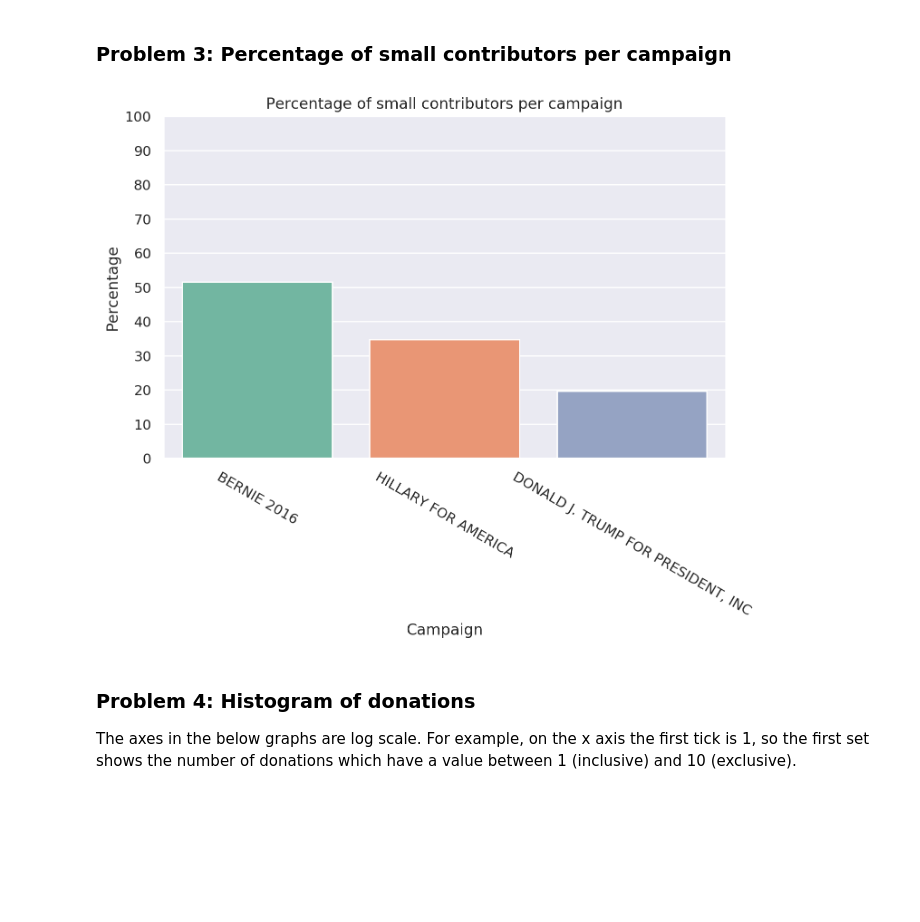
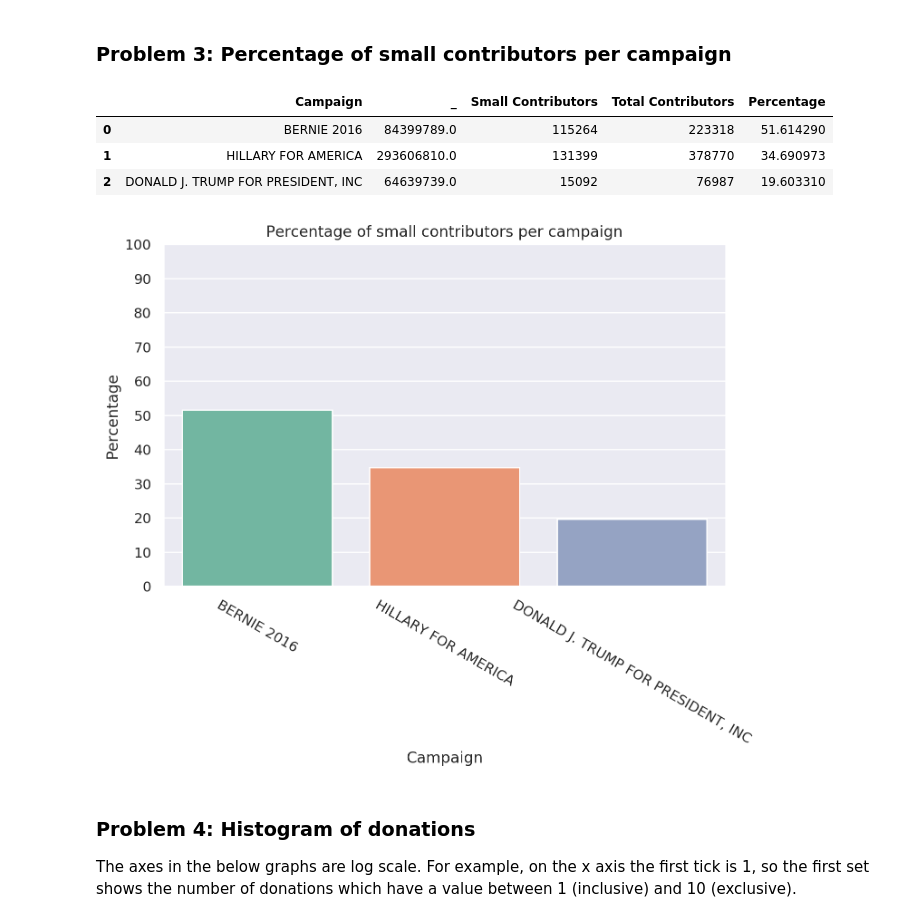
Before and after one commit to mnvsngv/cs696-bigdata, a Jupyter notebook: Assignment 4/Assignment 4.ipynb, the cells around one changed output. Drawn from its saved outputs; the diff is of its cells as text; code cells hidden in the pictures; blank space fills up the shorter version.

```diff
--- a/Assignment 4/Assignment 4.ipynb
+++ b/Assignment 4/Assignment 4.ipynb
@@ -170,13 +180,18 @@ plt.title('Total donation amount per campaign');
 # %%
 problem3_df = pd.read_csv('./3.csv', names=['Campaign', '_', 'Small Contributors', 'Total Contributors', 'Percentage'])
 problem3_df['Campaign'] = [campaign_ids[id_number] for id_number in problem3_df['Campaign']]
 
 plot_large()
 sns.barplot(x='Campaign', y='Percentage', data=problem3_df)
 plt.xticks(rotation=-30)
 plt.yticks(range(0, 101, 10))
-plt.title('Percentage of small contributors per campaign');
+plt.title('Percentage of small contributors per campaign')
+problem3_df.head()
 # %% [output]
+|  | Campaign | _ | Small Contributors | Total Contributors | Percentage |
+| 0 | BERNIE 2016 | 84399789.0 | 115264 | 223318 | 51.614290 |
+| 1 | HILLARY FOR AMERICA | 293606810.0 | 131399 | 378770 | 34.690973 |
+| 2 | DONALD J. TRUMP FOR PRESIDENT, INC | 64639739.0 | 15092 | 76987 | 19.603310 |
 [figure]
 # %% [markdown]
 ### Problem 4: Histogram of donations
```
Also changed, not shown: parts of 3 cells of this notebook.
